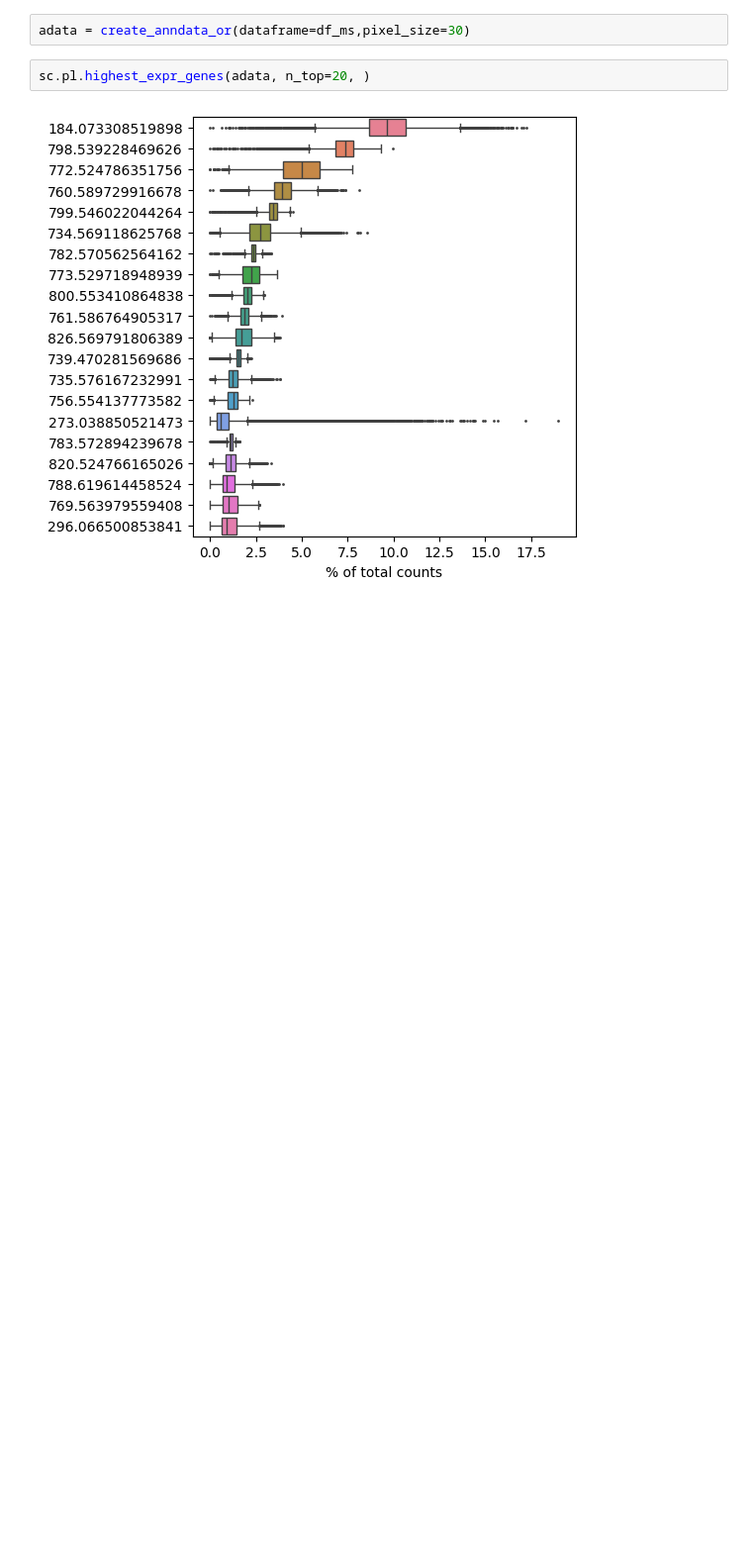
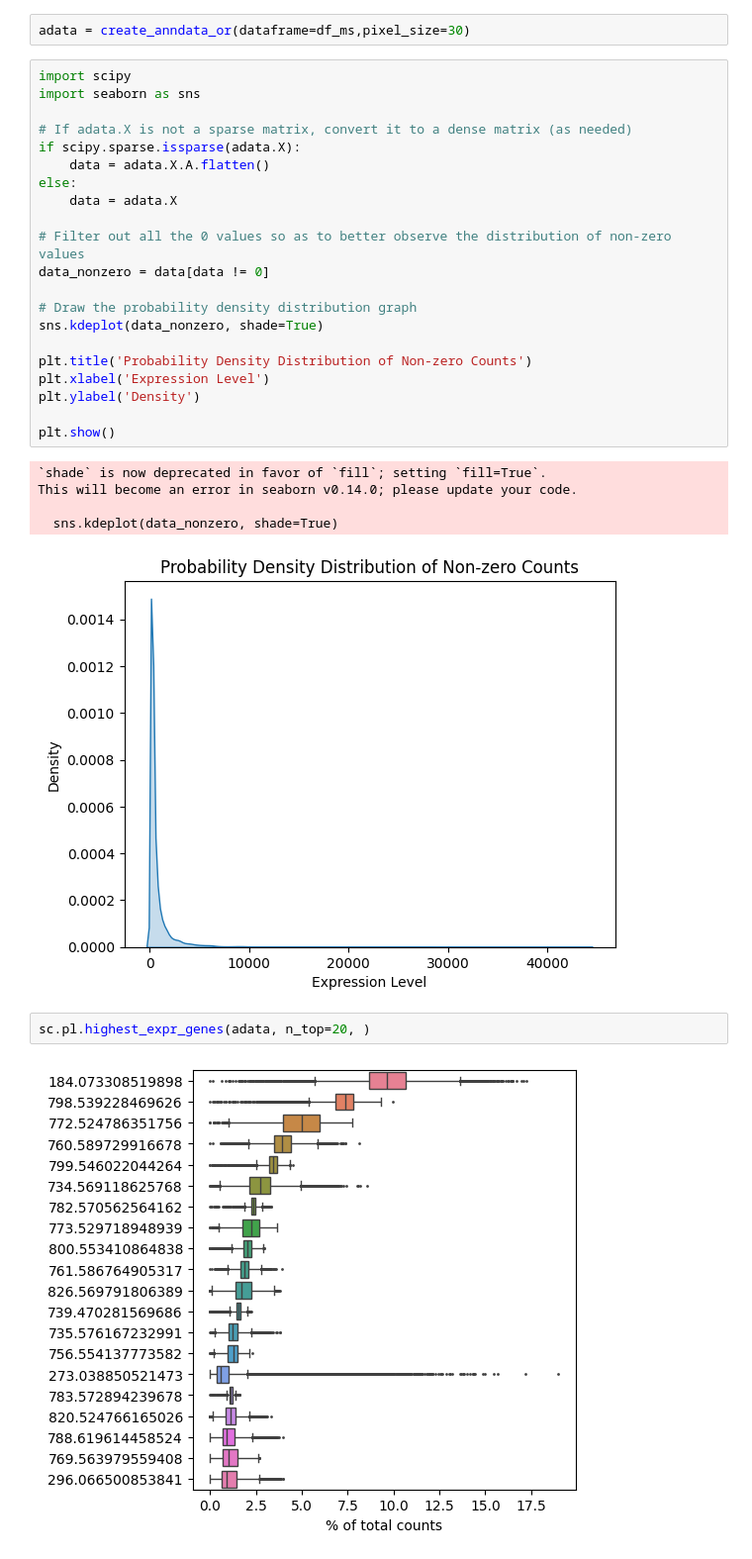
Before and after one commit to binbin-coder/SM2ST, a Jupyter notebook: Tutorial/Normal_Resolution_SM2ST_masked_pearsonr_30o_rec.ipynb, the cells around one changed output. Shown at 99% size. Drawn from its saved outputs; the diff is of its cells as text; blank space fills up the shorter version.

```diff
--- a/Tutorial/Normal_Resolution_SM2ST_masked_pearsonr_30o_rec.ipynb
+++ b/Tutorial/Normal_Resolution_SM2ST_masked_pearsonr_30o_rec.ipynb
@@ -71,6 +76,33 @@ def create_anndata_or(dataframe=None,pixel_size=1):
     return adata
 # %%
 adata = create_anndata_or(dataframe=df_ms,pixel_size=30)
+# %%
+import scipy
+import seaborn as sns
+
+# If adata.X is not a sparse matrix, convert it to a dense matrix (as needed)
+if scipy.sparse.issparse(adata.X):
+    data = adata.X.A.flatten()
+else:
+    data = adata.X
+
+# Filter out all the 0 values so as to better observe the distribution of non-zero values
+data_nonzero = data[data != 0]
+
+# Draw the probability density distribution graph
+sns.kdeplot(data_nonzero, shade=True)
+
+plt.title('Probability Density Distribution of Non-zero Counts')
+plt.xlabel('Expression Level')
+plt.ylabel('Density')
+
+plt.show()
+# %% [output]
+`shade` is now deprecated in favor of `fill`; setting `fill=True`.
+This will become an error in seaborn v0.14.0; please update your code.
+
+  sns.kdeplot(data_nonzero, shade=True)
+[figure, added]
 # %%
 sc.pl.highest_expr_genes(adata, n_top=20, )
 # %% [output]
```
Also changed, not shown: parts of 42 cells of this notebook, 20 other files.
